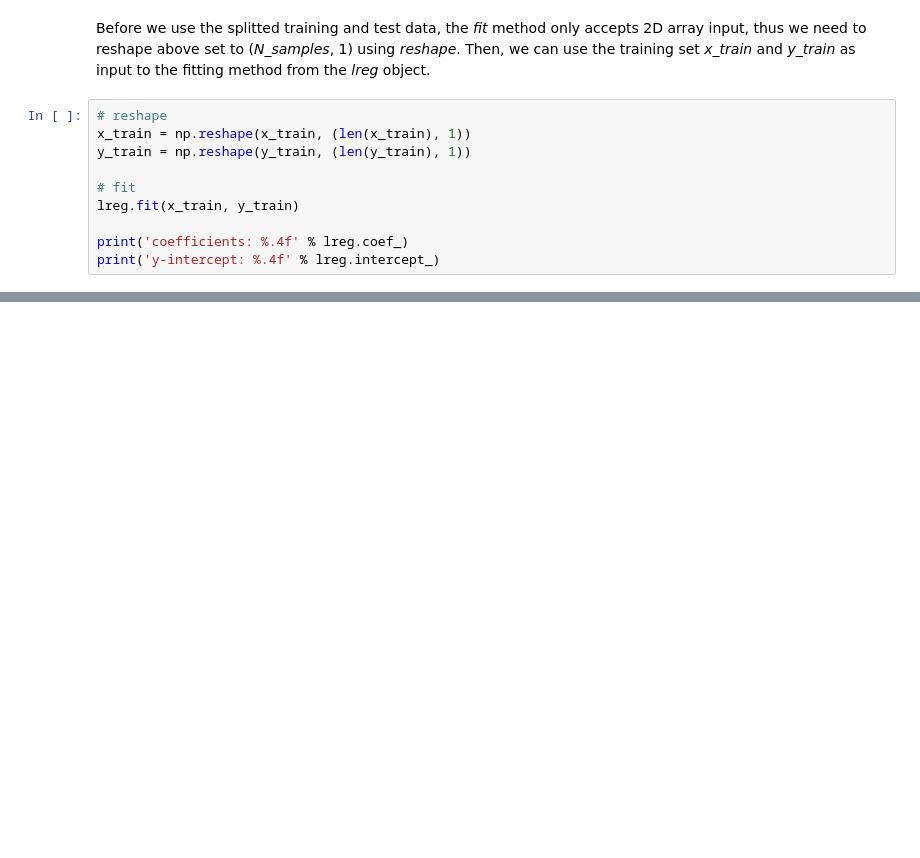
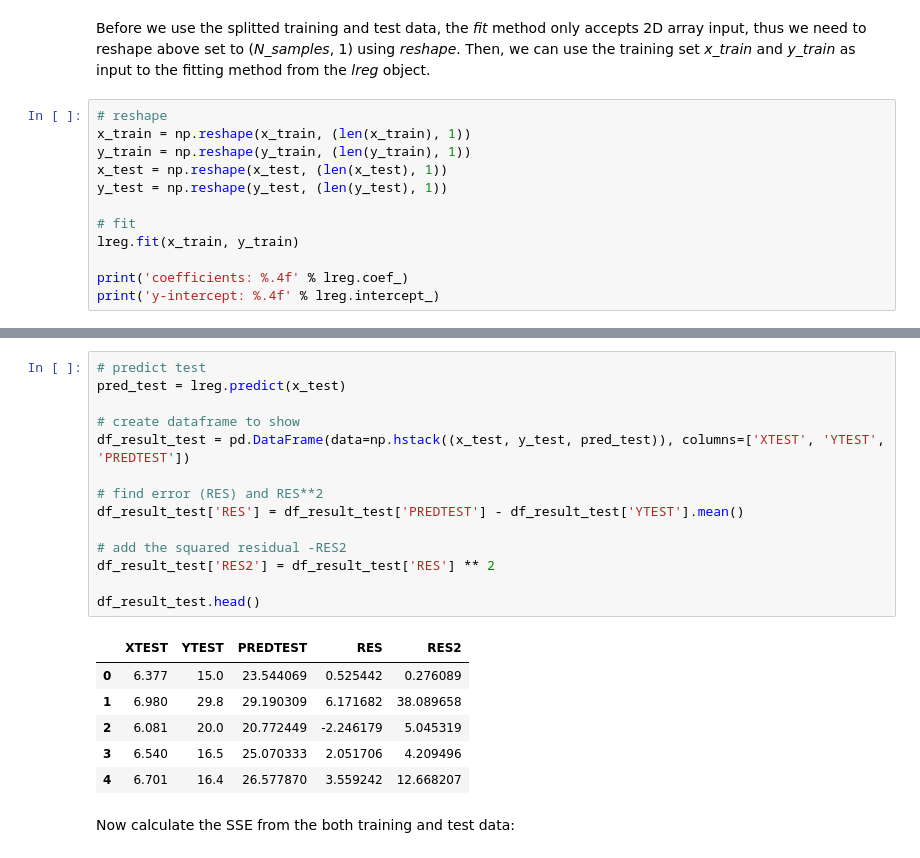
Before and after one commit to yanuartadityan/boston_house, a Jupyter notebook: EDA Boston House.ipynb, the cells around one changed output, grey strips where cells are left out. Cells and saved outputs as stored; diff of their text form; blank space fills up the shorter version.

```diff
--- a/EDA Boston House.ipynb
+++ b/EDA Boston House.ipynb
@@ -249,6 +249,8 @@ Before we use the splitted training and test data, the *fit* method only accepts
 # reshape
 x_train = np.reshape(x_train, (len(x_train), 1))
 y_train = np.reshape(y_train, (len(y_train), 1))
+x_test = np.reshape(x_test, (len(x_test), 1))
+y_test = np.reshape(y_test, (len(y_test), 1))
 
 # fit
 lreg.fit(x_train, y_train)
@@ -275,0 +302,23 @@ sns.pairplot(df_boston_data[['RM', 'HOPRICE']])
+# %%
+# predict test
+pred_test = lreg.predict(x_test)
+
+# create dataframe to show
+df_result_test = pd.DataFrame(data=np.hstack((x_test, y_test, pred_test)), columns=['XTEST', 'YTEST', 'PREDTEST'])
+
+# find error (RES) and RES**2
+df_result_test['RES'] = df_result_test['PREDTEST'] - df_result_test['YTEST'].mean()
+
+# add the squared residual -RES2
+df_result_test['RES2'] = df_result_test['RES'] ** 2
+
+df_result_test.head()
+# %% [output]
+|  | XTEST | YTEST | PREDTEST | RES | RES2 |
+| 0 | 6.377 | 15.0 | 23.544069 | 0.525442 | 0.276089 |
+| 1 | 6.980 | 29.8 | 29.190309 | 6.171682 | 38.089658 |
+| 2 | 6.081 | 20.0 | 20.772449 | -2.246179 | 5.045319 |
+| 3 | 6.540 | 16.5 | 25.070333 | 2.051706 | 4.209496 |
+| 4 | 6.701 | 16.4 | 26.577870 | 3.559242 | 12.668207 |
+# %% [markdown]
+Now calculate the SSE from the both training and test data:
```
Also changed, not shown: parts of 14 cells of this notebook.
